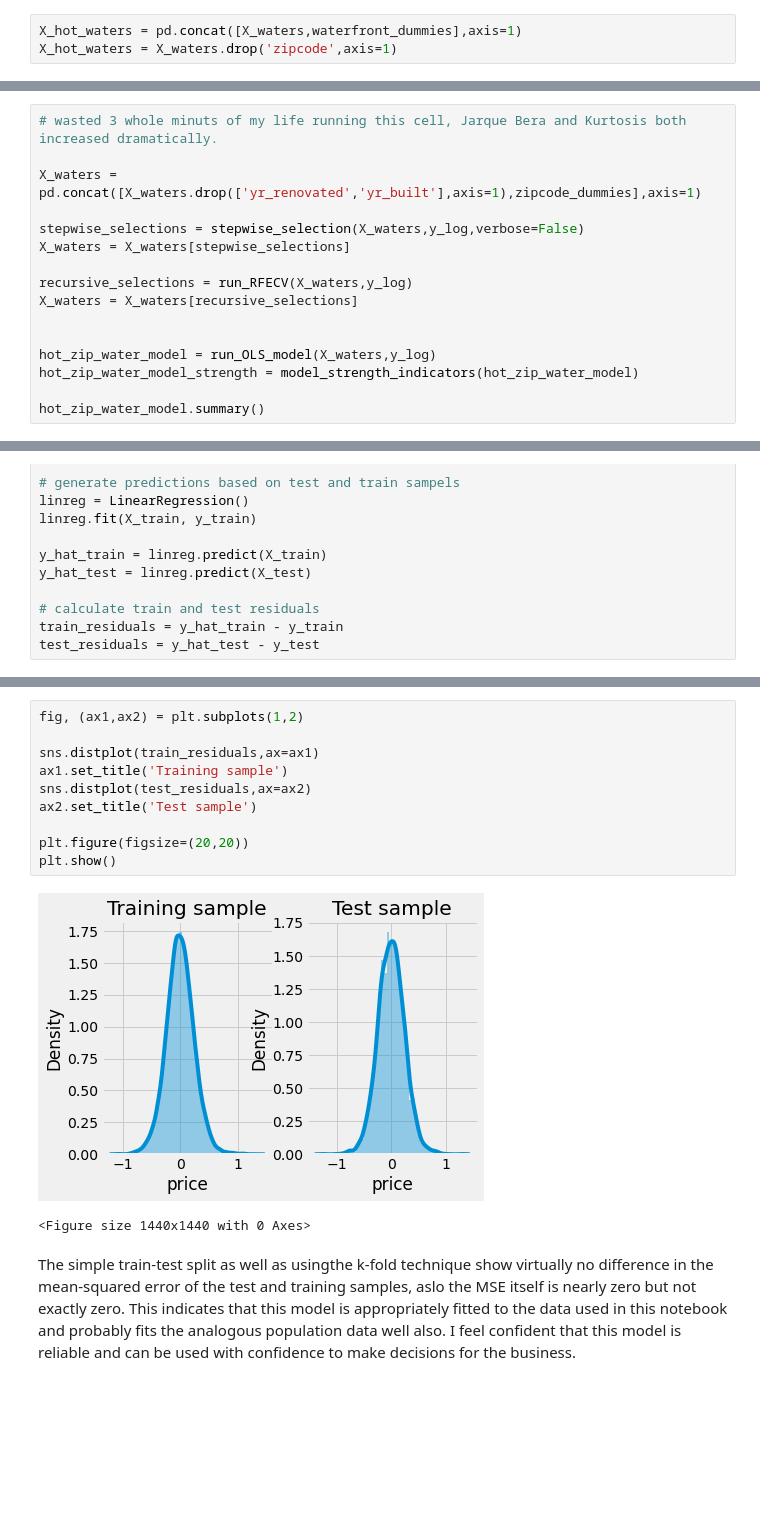
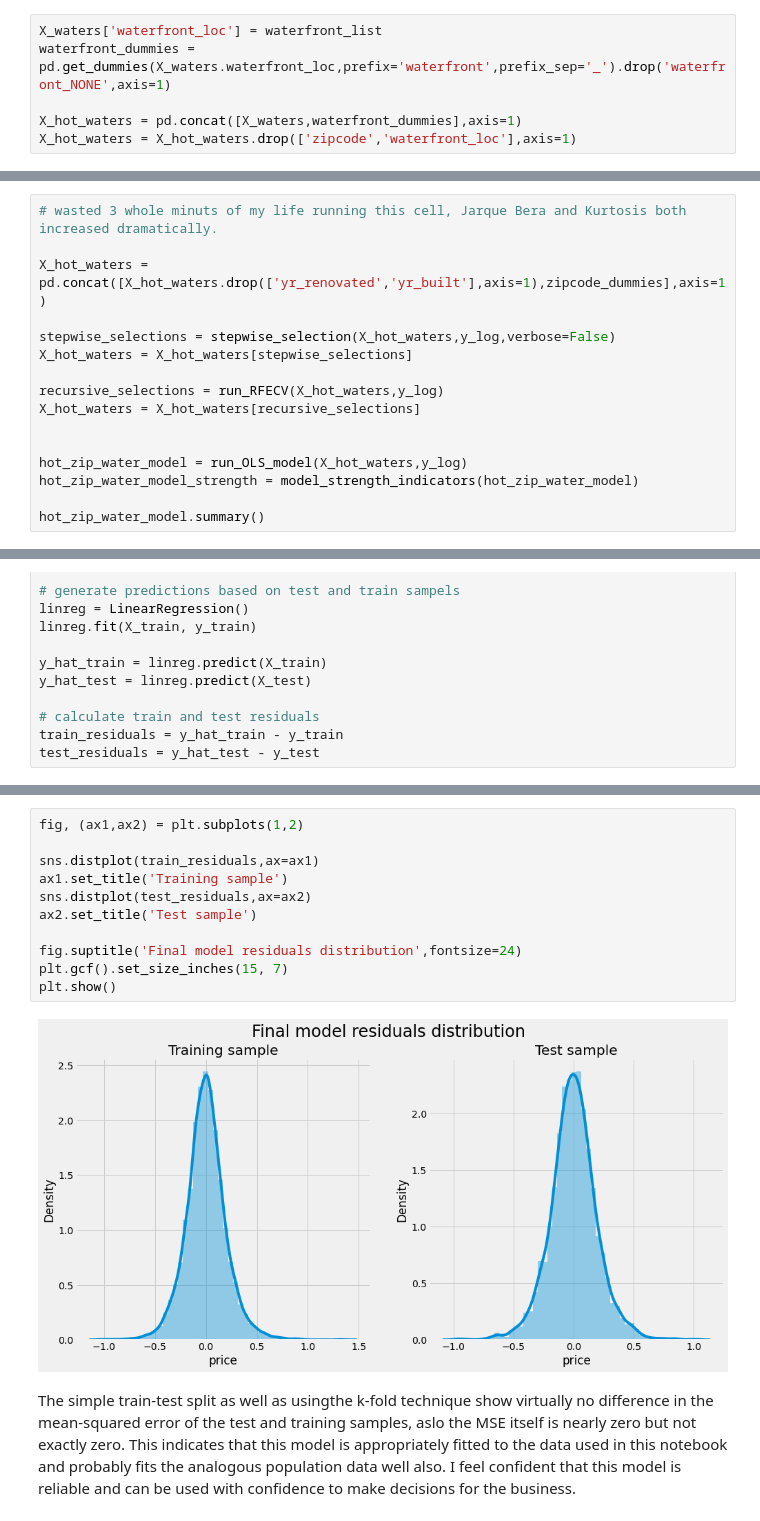
Before and after one commit to Zeth-Abney/Flatiron-school, a Jupyter notebook: phase-2/PROJECT/EDA.ipynb, the cells around one changed output, grey strips where cells are left out. Drawn from its saved outputs; the diff is of its cells as text; blank space fills up the shorter version.

```diff
--- a/phase-2/PROJECT/EDA.ipynb
+++ b/phase-2/PROJECT/EDA.ipynb
@@ -1045,7 +1048,10 @@ Notes:
 strong multicollinearity or other numerical problems.
 # %%
+X_waters['waterfront_loc'] = waterfront_list
+waterfront_dummies = pd.get_dummies(X_waters.waterfront_loc,prefix='waterfront',prefix_sep='_').drop('waterfront_NONE',axis=1)
+
 X_hot_waters = pd.concat([X_waters,waterfront_dummies],axis=1)
-X_hot_waters = X_waters.drop('zipcode',axis=1)
+X_hot_waters = X_hot_waters.drop(['zipcode','waterfront_loc'],axis=1)
 # %%
 stepwise_selections = stepwise_selection(X_hot_waters,y_log,verbose=False)
 X_hot_waters = X_hot_waters[stepwise_selections]
@@ -1115,16 +1146,16 @@ investigate effect of including one-hot encoded zipcodes
 # %%
 # wasted 3 whole minuts of my life running this cell, Jarque Bera and Kurtosis both increased dramatically.
 
-X_waters = pd.concat([X_waters.drop(['yr_renovated','yr_built'],axis=1),zipcode_dummies],axis=1)
+X_hot_waters = pd.concat([X_hot_waters.drop(['yr_renovated','yr_built'],axis=1),zipcode_dummies],axis=1)
 
-stepwise_selections = stepwise_selection(X_waters,y_log,verbose=False)
-X_waters = X_waters[stepwise_selections]
+stepwise_selections = stepwise_selection(X_hot_waters,y_log,verbose=False)
+X_hot_waters = X_hot_waters[stepwise_selections]
 
-recursive_selections = run_RFECV(X_waters,y_log)
-X_waters = X_waters[recursive_selections]
+recursive_selections = run_RFECV(X_hot_waters,y_log)
+X_hot_waters = X_hot_waters[recursive_selections]
 
 
-hot_zip_water_model = run_OLS_model(X_waters,y_log)
+hot_zip_water_model = run_OLS_model(X_hot_waters,y_log)
 hot_zip_water_model_strength = model_strength_indicators(hot_zip_water_model)
 
 hot_zip_water_model.summary()
@@ -1277,16 +1378,16 @@ Twenty k-fold MSE:  -0.048
 # %%
 fig, (ax1,ax2) = plt.subplots(1,2)
 
 sns.distplot(train_residuals,ax=ax1)
 ax1.set_title('Training sample')
 sns.distplot(test_residuals,ax=ax2)
 ax2.set_title('Test sample')
 
-plt.figure(figsize=(20,20))
+fig.suptitle('Final model residuals distribution',fontsize=24)
+plt.gcf().set_size_inches(15, 7)
 plt.show()
 # %% [output]
-[figure, old version]
+[figure, new version]
-<Figure size 1440x1440 with 0 Axes>
 # %% [markdown]
 The simple train-test split as well as usingthe k-fold technique show virtually no difference in the mean-squared error of the test and training samples, aslo the MSE itself is nearly zero but not exactly zero. This indicates that this model is appropriately fitted to the data used in this notebook and probably fits the analogous population data well also. I feel confident that this model is reliable and can be used with confidence to make decisions for the business.
 # %% [markdown]
```
Also changed, not shown: parts of 30 cells of this notebook, 18 other files.
